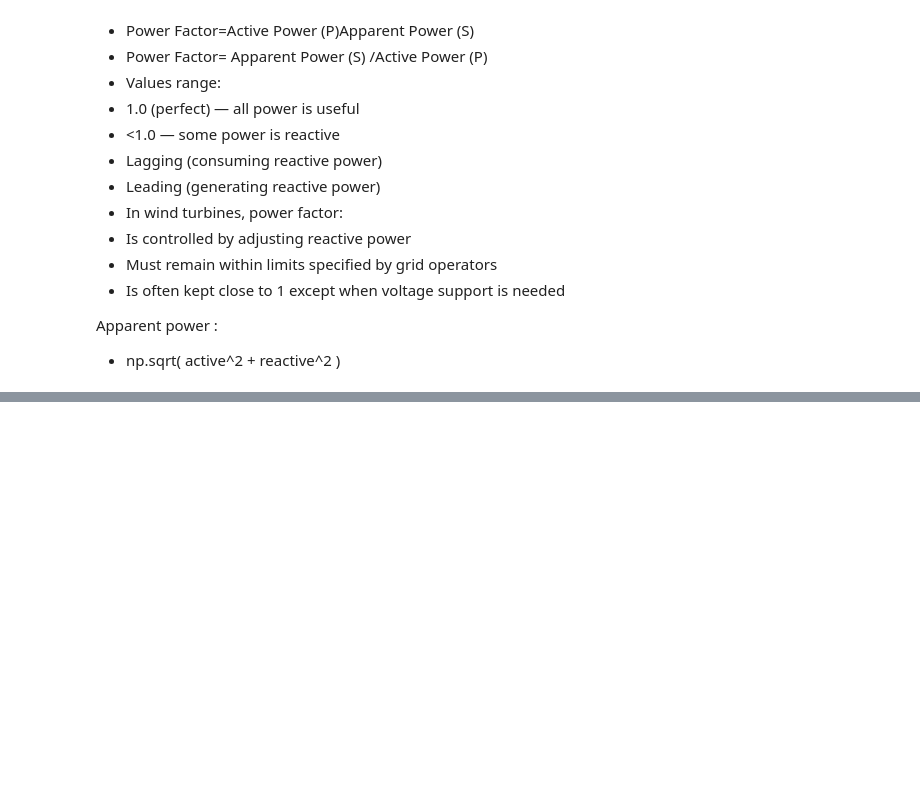
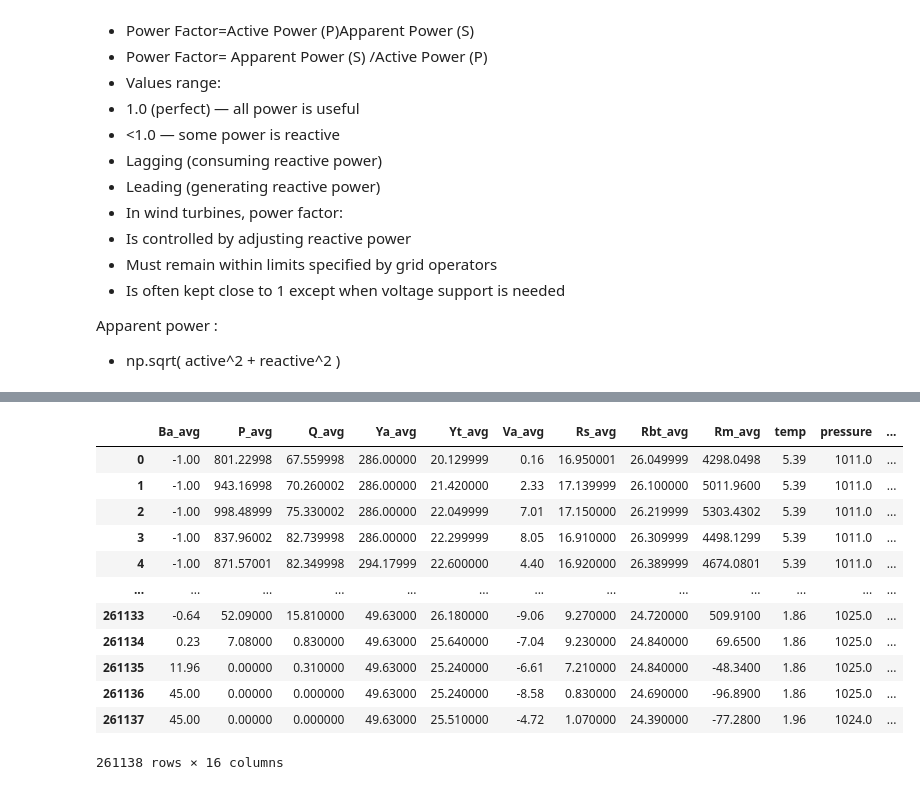
Before and after one commit to glopezcafaggi/engie_api, a Jupyter notebook: eda/first_eda.ipynb, the cells around one changed output, grey strips where cells are left out. Saved outputs shown, nothing was run; the diff lists cells and outputs as text; code cells hidden in the pictures; blank space fills up the shorter version.

```diff
--- a/eda/first_eda.ipynb
+++ b/eda/first_eda.ipynb
@@ -113,0 +119,5 @@ data_dict[0].head(1)
+# %%
+t0 = data_dict[0]
+t1 = data_dict[1]
+t2 = data_dict[2]
+t3 = data_dict[3]
@@ -113,0 +158,5 @@ data_dict[0].head(1)
+# %%
+var_index = ['Date_time_nr',  'Wind_turbine_name']
+var_turb = ['Ba_avg', 'P_avg', 'Q_avg', 'Ya_avg', 'Yt_avg', 'Va_avg', 'Rs_avg', 'Rbt_avg', 'Rm_avg']
+var_turb_sens=['Ws1_avg', 'Ws2_avg', 'Ws_avg', 'Wa_avg', 'Ot_avg']
+var_ext = ['temp', 'pressure', 'humidity','wind_speed', 'wind_deg', 'rain_1h', 'snow_1h']
@@ -113,0 +229,16 @@ data_dict[0].head(1)
+# %%
+t0[var_turb+var_ext]
+# %% [output]
+|  | Ba_avg | P_avg | Q_avg | Ya_avg | Yt_avg | Va_avg | Rs_avg | Rbt_avg | Rm_avg | temp | pressure | ... |
+| 0 | -1.00 | 801.22998 | 67.559998 | 286.00000 | 20.129999 | 0.16 | 16.950001 | 26.049999 | 4298.0498 | 5.39 | 1011.0 | ... |
+| 1 | -1.00 | 943.16998 | 70.260002 | 286.00000 | 21.420000 | 2.33 | 17.139999 | 26.100000 | 5011.9600 | 5.39 | 1011.0 | ... |
+| 2 | -1.00 | 998.48999 | 75.330002 | 286.00000 | 22.049999 | 7.01 | 17.150000 | 26.219999 | 5303.4302 | 5.39 | 1011.0 | ... |
+| 3 | -1.00 | 837.96002 | 82.739998 | 286.00000 | 22.299999 | 8.05 | 16.910000 | 26.309999 | 4498.1299 | 5.39 | 1011.0 | ... |
+| 4 | -1.00 | 871.57001 | 82.349998 | 294.17999 | 22.600000 | 4.40 | 16.920000 | 26.389999 | 4674.0801 | 5.39 | 1011.0 | ... |
+| ... | ... | ... | ... | ... | ... | ... | ... | ... | ... | ... | ... | ... |
+| 261133 | -0.64 | 52.09000 | 15.810000 | 49.63000 | 26.180000 | -9.06 | 9.270000 | 24.720000 | 509.9100 | 1.86 | 1025.0 | ... |
+| 261134 | 0.23 | 7.08000 | 0.830000 | 49.63000 | 25.640000 | -7.04 | 9.230000 | 24.840000 | 69.6500 | 1.86 | 1025.0 | ... |
+| 261135 | 11.96 | 0.00000 | 0.310000 | 49.63000 | 25.240000 | -6.61 | 7.210000 | 24.840000 | -48.3400 | 1.86 | 1025.0 | ... |
+| 261136 | 45.00 | 0.00000 | 0.000000 | 49.63000 | 25.240000 | -8.58 | 0.830000 | 24.690000 | -96.8900 | 1.86 | 1025.0 | ... |
+| 261137 | 45.00 | 0.00000 | 0.000000 | 49.63000 | 25.510000 | -4.72 | 1.070000 | 24.390000 | -77.2800 | 1.96 | 1024.0 | ... |
+261138 rows × 16 columns
```
Also changed, not shown: parts of 20 cells of this notebook, 2 other files.
